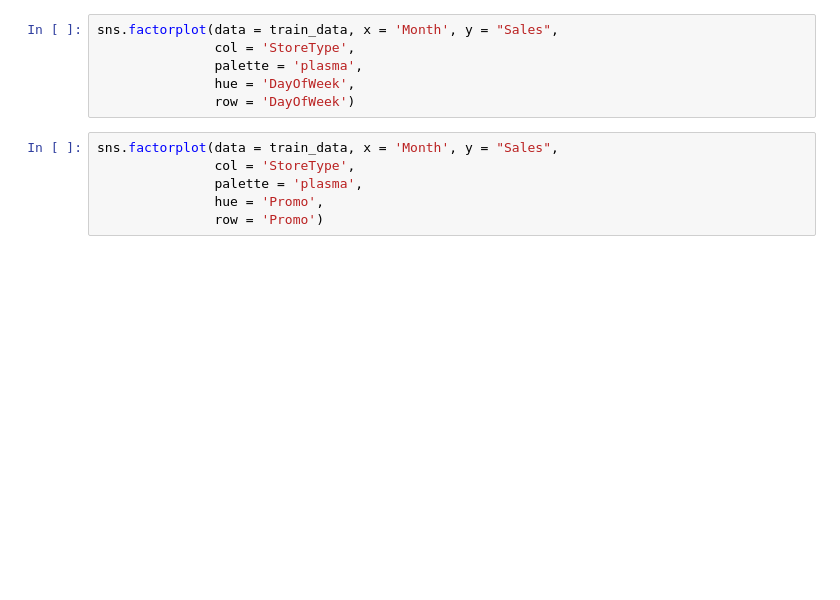
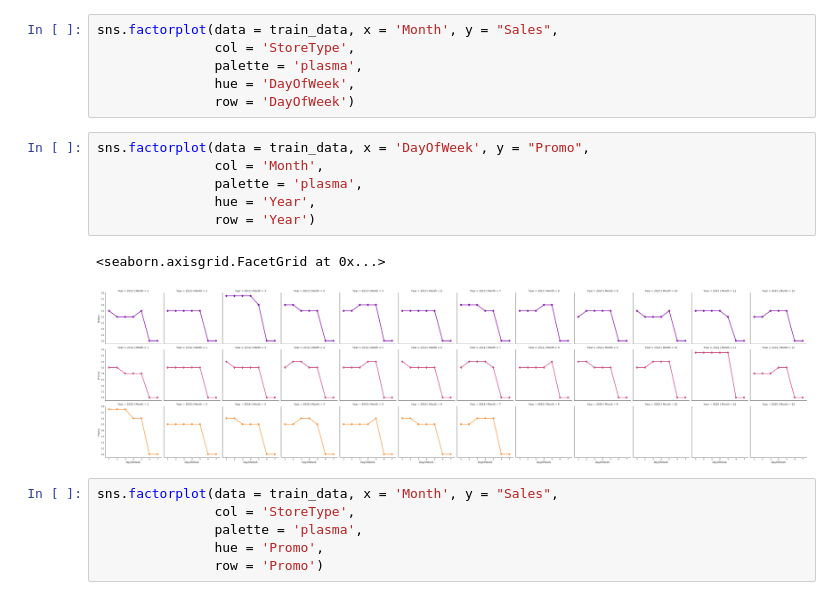
Before and after one commit to roysakura/MLND-projects, a Jupyter notebook: final_project/rossmann/Rossmann Forecast.ipynb, the cells around one changed output. Drawn from its saved outputs; the diff is of its cells as text; blank space fills up the shorter version.

```diff
--- a/final_project/rossmann/Rossmann Forecast.ipynb
+++ b/final_project/rossmann/Rossmann Forecast.ipynb
@@ -346,6 +397,15 @@ sns.factorplot(data = train_data, x = 'Month', y = "Sales",
                palette = 'plasma',
                hue = 'DayOfWeek',
                row = 'DayOfWeek')
+# %%
+sns.factorplot(data = train_data, x = 'DayOfWeek', y = "Promo",
+               col = 'Month',
+               palette = 'plasma',
+               hue = 'Year',
+               row = 'Year')
+# %% [output]
+<seaborn.axisgrid.FacetGrid at 0x...>
+[figure, added]
 # %%
 sns.factorplot(data = train_data, x = 'Month', y = "Sales",
                col = 'StoreType',
```
Also changed, not shown: parts of 28 cells of this notebook.
